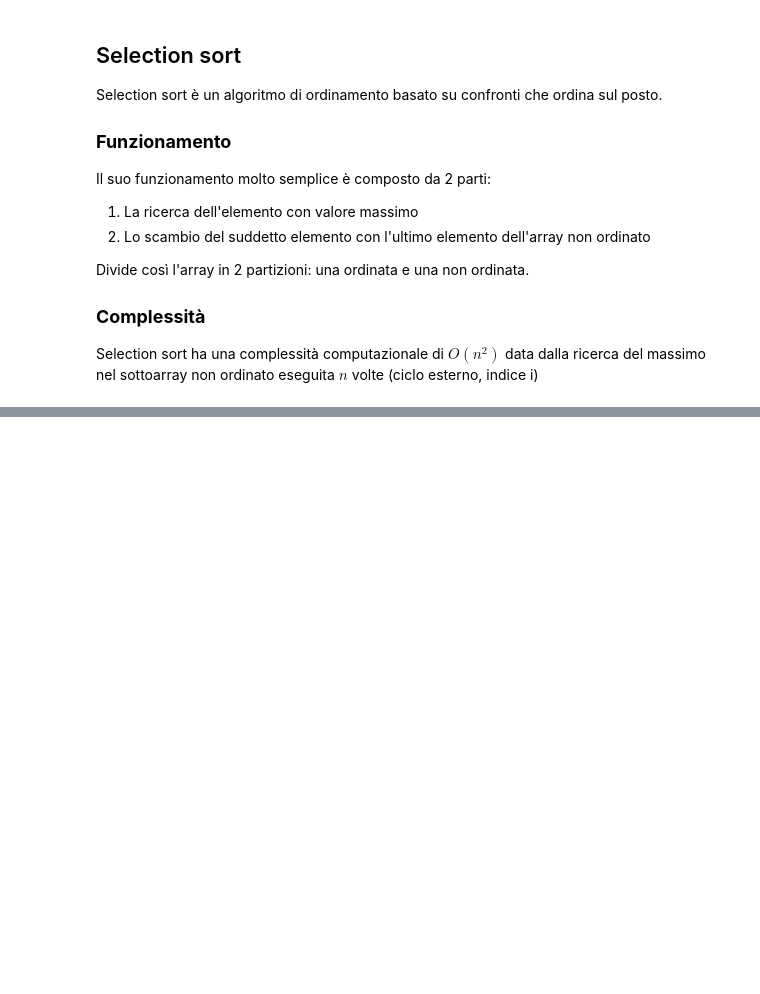
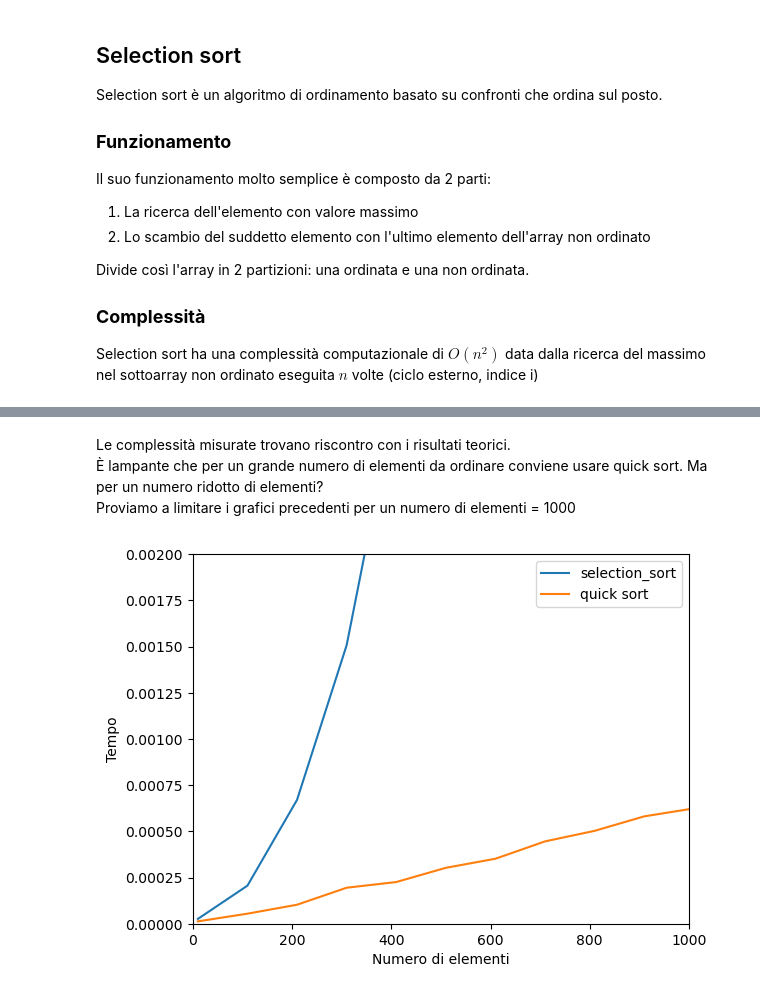
Before and after one commit to salvatore-greco/labAlgo, a Jupyter notebook: selection_sort_vs_quick_sort.ipynb, the cells around one changed output, grey strips where cells are left out. Drawn from its saved outputs; the diff is of its cells as text; code cells hidden in the pictures; blank space fills up the shorter version.

```diff
--- a/selection_sort_vs_quick_sort.ipynb
+++ b/selection_sort_vs_quick_sort.ipynb
@@ -118,0 +145,16 @@ generatePlot(quickSortTimes, 'Quick Sort', 'red')
+# %% [markdown]
+Le complessità misurate trovano riscontro con i risultati teorici.
+È lampante che per un grande numero di elementi da ordinare conviene usare quick sort. Ma per un numero ridotto di elementi? \
+Proviamo a limitare i grafici precedenti per un numero di elementi = 1000
+# %%
+fig, ax = plt.subplots()
+ax.plot([x for x in range(MIN, SIZE, STEP)], selectionSortTimes, label="selection_sort")
+ax.plot([x for x in range(MIN, SIZE, STEP)], quickSortTimes, label="quick sort")
+ax.set_xlabel('Numero di elementi')
+ax.set_ylabel('Tempo')
+plt.legend()
+ax.set_xlim(0,1000)
+ax.set_ylim(0, 0.002)
+plt.show()
+# %% [output]
+[figure, added]
```
Also changed, not shown: parts of 8 cells of this notebook.
